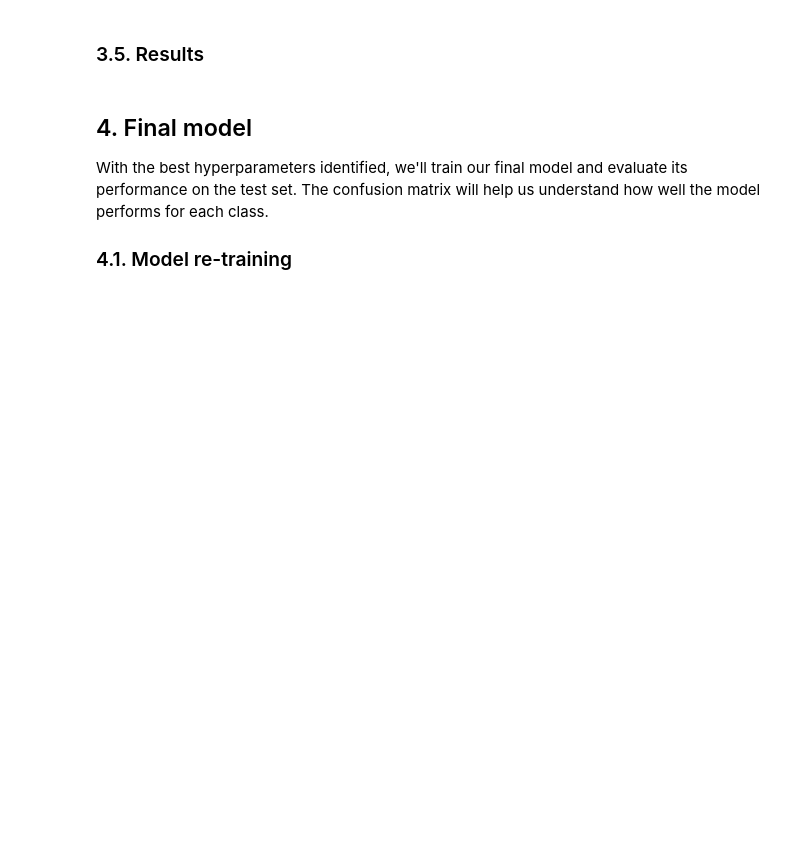
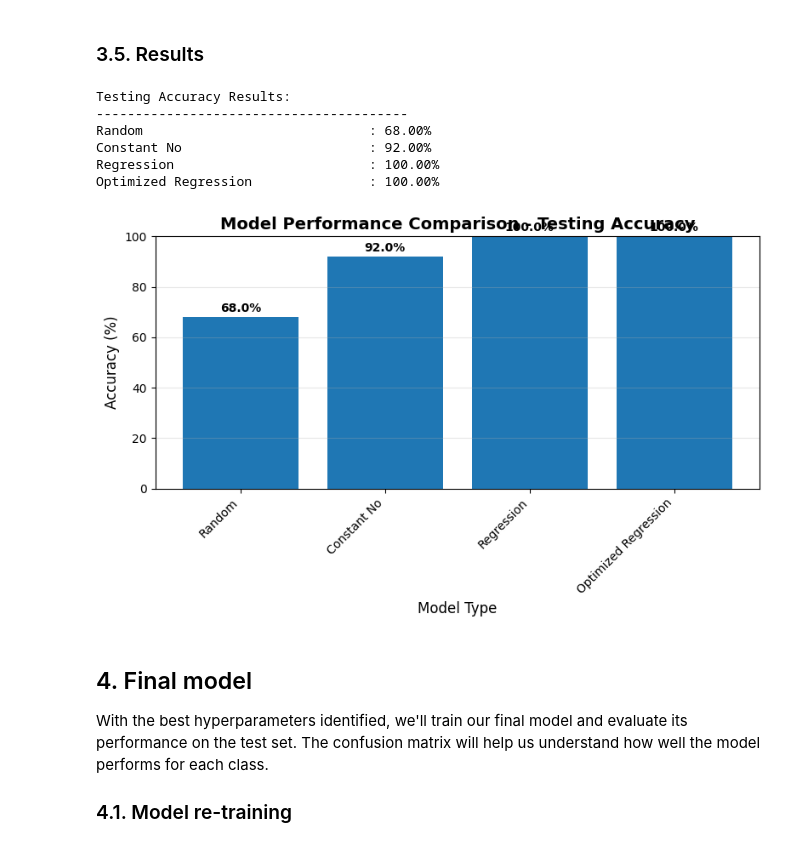
Before and after one commit to 4GeeksAcademy/Jack-Porter-logistic-regression-project, a Jupyter notebook: notebooks/mvp.ipynb, the cells around one changed output. Saved outputs shown, nothing was run; the diff lists cells and outputs as text; code cells hidden in the pictures; blank space fills up the shorter version.

```diff
--- a/notebooks/mvp.ipynb
+++ b/notebooks/mvp.ipynb
@@ -226,3 +226,42 @@ print(f'Testing accuracy of optimized model: {accuracy:.2f}%')
+# %%
+# Create a bar plot to compare model performance
+
+plt.figure(figsize=(8, 5))
+models = list(results.keys())
+accuracies = list(results.values())
+
+bars = plt.bar(models, accuracies)
+plt.title('Model Performance Comparison - Testing Accuracy', fontsize=14, fontweight='bold')
+plt.ylabel('Accuracy (%)', fontsize=12)
+plt.xlabel('Model Type', fontsize=12)
+plt.xticks(rotation=45, ha='right')
+plt.ylim(0, 100)
+
+# Add value labels on top of bars
+for bar, accuracy in zip(bars, accuracies):
+    plt.text(bar.get_x() + bar.get_width()/2, bar.get_height() + 1,
+             f'{accuracy:.1f}%', ha='center', va='bottom', fontweight='bold')
+
+plt.tight_layout()
+plt.grid(axis='y', alpha=0.3)
+
+# Save the plot to assets directory
+plt.savefig('../assets/model_performance_comparison.png', dpi=100, bbox_inches='tight')
+
+# Print results summary
+print("Testing Accuracy Results:")
+print("-" * 40)
+
+for model, accuracy in results.items():
+    print(f"{model:35}: {accuracy:.2f}%")
+# %% [output]
+Testing Accuracy Results:
+----------------------------------------
+Random                             : 68.00%
+Constant No                        : 92.00%
+Regression                         : 100.00%
+Optimized Regression               : 100.00%
+[figure, added]
 # %% [markdown]
 ## 4. Final model
 
```
Also changed, not shown: parts of 9 cells of this notebook, 2 other files.
